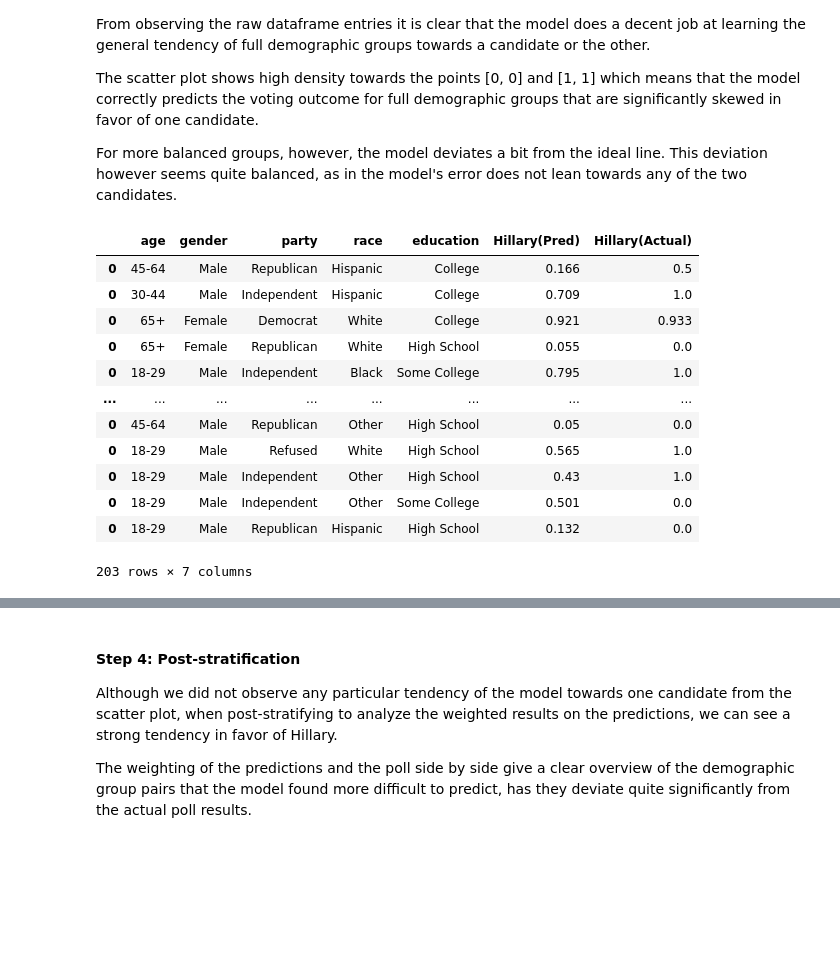
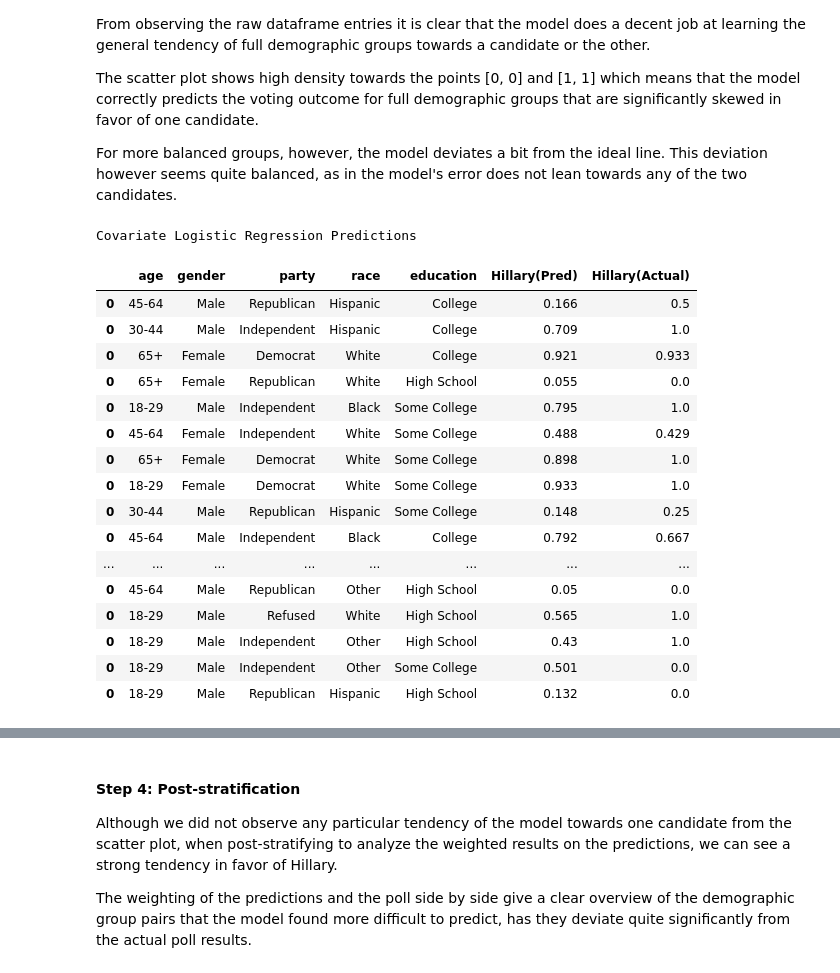
Before and after one commit to Fabio752/Applied-Data-Science, a Jupyter notebook: HW1/HW1_assignment.ipynb, the cells around one changed output, grey strips where cells are left out. Saved outputs shown, nothing was run; the diff lists cells and outputs as text; code cells hidden in the pictures; blank space fills up the shorter version.

```diff
--- a/HW1/HW1_assignment.ipynb
+++ b/HW1/HW1_assignment.ipynb
@@ -73,7 +73,7 @@ For the product price question, I would change it to multiple "would you be comf
 import pandas as pd
 import numpy as np
 # %%
-dfpoll = pd.read_csv('polling_data_hw1.csv') # raw polling data
+dfpoll = pd.read_csv('./data/polling_data_hw1.csv') # raw polling data
 dfpoll.head()
 # %% [output]
 |  | candidate | age | gender | party | race | education |
@@ -83,7 +83,7 @@ dfpoll.head()
 | 3 | Hillary Clinton | 65+ | Female | Democrat | White | College |
 | 4 | Donald Trump | 65+ | Female | Republican | White | High School |
 # %%
-dfdemographic = pd.read_csv('florida_proportions_hw1.csv') # proportions of population
+dfdemographic = pd.read_csv('./data/florida_proportions_hw1.csv') # proportions of population
 dfdemographic.head()
 # %% [output]
 |  | Electoral_Proportion | Demographic_Type_1 | Demographic_Type_2 | Demographic_1 | Demographic_2 |
@@ -197,6 +197,18 @@ You'll notice that some of the groups in the polling data ("refused") do not sho
 ### 1) Raw average
 # %% [markdown]
 <font color='blue'> Below, report the "raw polling average," the percentage of people "Hillary Clinton" divided by the number who answered either Hillary or Trump.
+# %%
+from IPython.display import display_html
+from itertools import chain,cycle
+
+def display_sbs(*args,titles=cycle([''])):
+    html_str=''
+    for df,title in zip(args, chain(titles,cycle(['</br>'])) ):
+        html_str+='<th style="text-align:center"><td style="vertical-align:top">'
+        html_str+=f'<h4 style="text-align: center; padding-bottom: 10px">{title}</h4>'
+        html_str+=df.to_html().replace('table','table style="display:inline"')
+        html_str+='</td></th>'
+    display_html(html_str,raw=True)
 # %%
 hillaryOrTrumpPolls = dfpoll[(dfpoll["candidate"] == "Hillary Clinton") | (dfpoll["candidate"] == "Donald Trump")]
 hillaryPolls = hillaryOrTrumpPolls[(hillaryOrTrumpPolls["candidate"] == "Hillary Clinton")]
@@ -489,31 +506,36 @@ for _, row in hillaryOrTrumpPolls.iterrows() :
 # %%
 df_cols = ['age', 'gender', 'party', 'race', 'education', 'Hillary(Pred)', 'Hillary(Actual)']
 
 df_covariate = pd.DataFrame(columns = df_cols)
 
 for key in cov_group_to_hillary_votecount:
     new_row = key.split(";")
     vote_arr = cov_group_to_hillary_votecount[key]
     pollForHillary = round(vote_arr[0] / vote_arr[2], 3)
     predForHillary = round(vote_arr[1] / vote_arr[2], 3)
     new_row += [str(predForHillary), str(pollForHillary)]
     df_covariate = df_covariate.append(pd.DataFrame([new_row], columns = df_cols))
 
-df_covariate
+display_sbs(df_covariate, titles = ['Covariate Logistic Regression Predictions'])
 # %% [output]
+Covariate Logistic Regression Predictions
 |  | age | gender | party | race | education | Hillary(Pred) | Hillary(Actual) |
 | 0 | 45-64 | Male | Republican | Hispanic | College | 0.166 | 0.5 |
 | 0 | 30-44 | Male | Independent | Hispanic | College | 0.709 | 1.0 |
 | 0 | 65+ | Female | Democrat | White | College | 0.921 | 0.933 |
 | 0 | 65+ | Female | Republican | White | High School | 0.055 | 0.0 |
 | 0 | 18-29 | Male | Independent | Black | Some College | 0.795 | 1.0 |
+| 0 | 45-64 | Female | Independent | White | Some College | 0.488 | 0.429 |
+| 0 | 65+ | Female | Democrat | White | Some College | 0.898 | 1.0 |
+| 0 | 18-29 | Female | Democrat | White | Some College | 0.933 | 1.0 |
+| 0 | 30-44 | Male | Republican | Hispanic | Some College | 0.148 | 0.25 |
+| 0 | 45-64 | Male | Independent | Black | College | 0.792 | 0.667 |
 | ... | ... | ... | ... | ... | ... | ... | ... |
 | 0 | 45-64 | Male | Republican | Other | High School | 0.05 | 0.0 |
 | 0 | 18-29 | Male | Refused | White | High School | 0.565 | 1.0 |
 | 0 | 18-29 | Male | Independent | Other | High School | 0.43 | 1.0 |
 | 0 | 18-29 | Male | Independent | Other | Some College | 0.501 | 0.0 |
 | 0 | 18-29 | Male | Republican | Hispanic | High School | 0.132 | 0.0 |
-203 rows × 7 columns
 # %%
 fig, ax = plt.subplots(1, 1, figsize=(10, 8))
 
```
Also changed, not shown: parts of 11 cells of this notebook, 26 other files.
